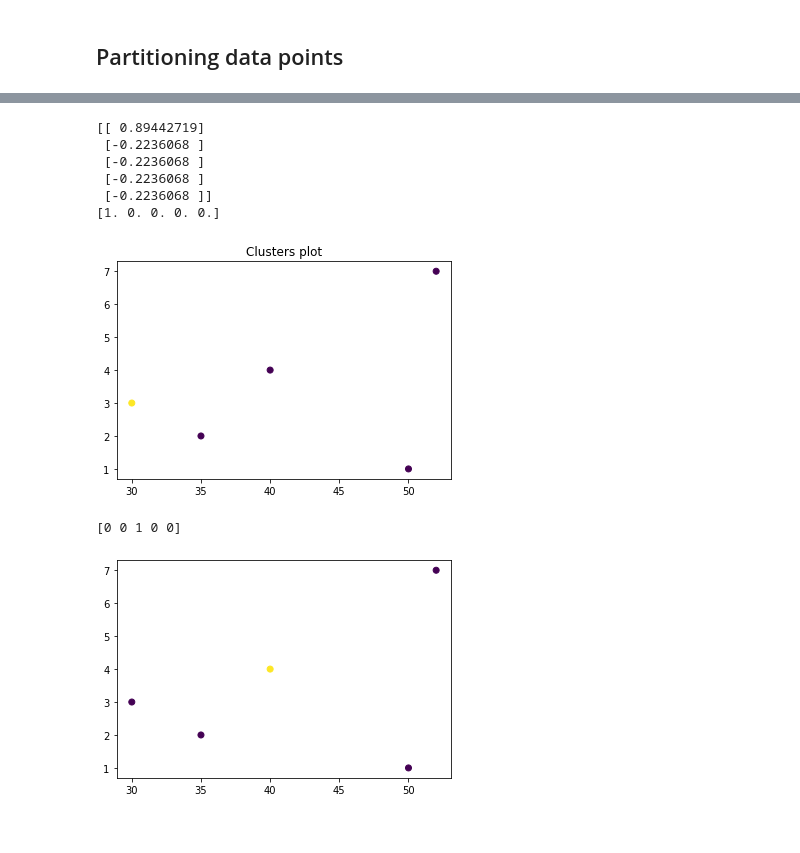
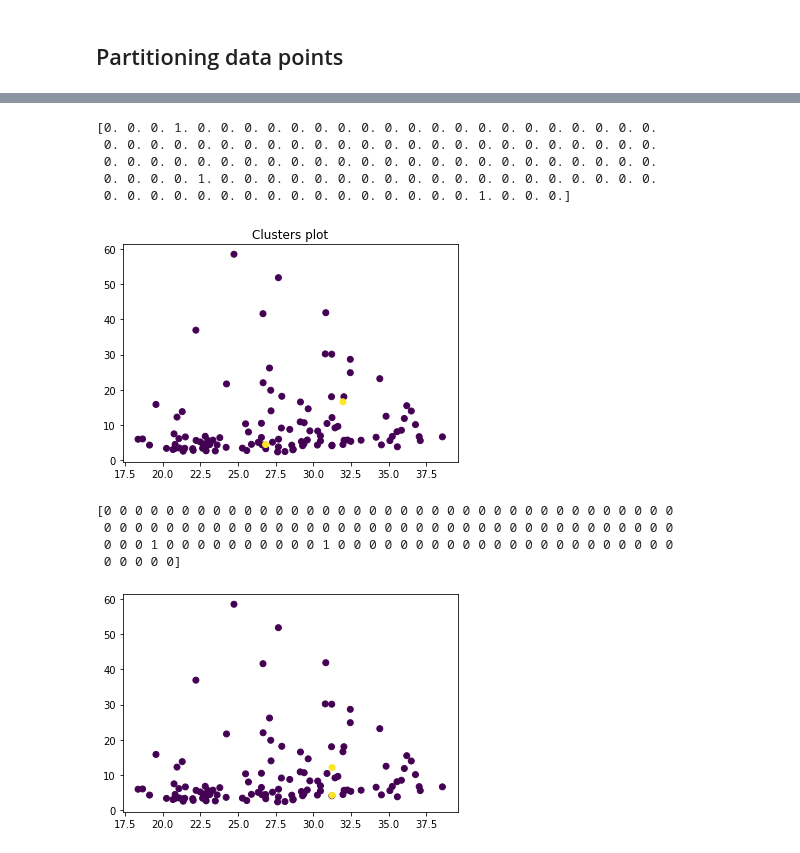
Before and after one commit to owuordickson/spectral_gp, a Jupyter notebook: nbs/spectral_gp.ipynb, the cells around one changed output, grey strips where cells are left out. Saved outputs shown, nothing was run; the diff lists cells and outputs as text; code cells hidden in the pictures.

```diff
--- a/nbs/spectral_gp.ipynb
+++ b/nbs/spectral_gp.ipynb
@@ -61,7 +70,0 @@ array([[30.,  3.,  1., 10.,  2.,  4.],
-# %%
-bm_matrix = []
-for i in ds.attr_cols:
-    bm = sgp.gibitmap(ds, i)
-    bm_matrix.append(bm)
-
-bm_matrix = np.array(bm_matrix, dtype=int)
@@ -80,0 +71,3 @@ array([[0, 0, 0, 0, 0],
+# %%
+feature_X = features[:, [1,3]]
+feature_X
@@ -105,0 +119,16 @@ matrix([[0., 1., 1., 1., 1.],
+# %%
+# X (2 features at a time)
+X = np.zeros((data_size, data_size))
+
+for i in range(data_size):
+    for j in range(data_size):
+        if (feature_X[i][0] == feature_X[j][0]) or (feature_X[i][1] == feature_X[j][1]):
+            pass
+        elif (feature_X[i][0] > feature_X[j][0]) and (feature_X[i][1] > feature_X[j][1]):
+            X[i][j] = 1
+            X[j][i] = 1
+        elif (feature_X[i][0] > feature_X[j][0]) and (feature_X[i][1] < feature_X[j][1]):
+            X[i][j] = -1
+            X[j][i] = -1
+gp_graph = X
+gp_graph
@@ -109,9 +146,9 @@ matrix([[0., 1., 1., 1., 1.],
 # Similarity graph
 
 sigma = 1
-similarity_graph = csr_matrix(knn_dist_graph.shape)
-nonzeroindices = knn_dist_graph.nonzero()
-similarity_graph[nonzeroindices] = np.exp( -np.asarray(knn_dist_graph[nonzeroindices])**2 / 2.0 * sigma**2)
+similarity_graph = csr_matrix(gp_graph.shape)
+nonzeroindices = gp_graph.nonzero()
+similarity_graph[nonzeroindices] = np.exp( -np.asarray(gp_graph[nonzeroindices])**2 / 2.0 * sigma**2)
 similarity_graph = 0.5 * (similarity_graph + similarity_graph.T)
 similarity_graph.todense()#[0][:,:5]
 # %% [output]
@@ -218,6 +334,6 @@ plt.show()
 # %%
 fiedler_vector = evecs[:,fiedler_index].copy()
-print(fiedler_vector)
+#print(fiedler_vector)
 
 # Thresholding the values in this eigen vector at 0
 fiedler_vector[fiedler_vector < 0.0] = 0
@@ -226,28 +342,30 @@ new_labels = np.asarray(fiedler_vector)[:,0]
 print(new_labels)
 
 # Plot cluster result
-plt.scatter(X[:,0], X[:,1], c=new_labels.astype(float))
+plt.scatter(feature_X[:,0], feature_X[:,1], c=new_labels.astype(float))
 plt.title("Clusters plot")
 plt.show()
 # %% [output]
-[[ 0.89442719]
- [-0.2236068 ]
- [-0.2236068 ]
- [-0.2236068 ]
- [-0.2236068 ]]
-[1. 0. 0. 0. 0.]
+[0. 0. 0. 1. 0. 0. 0. 0. 0. 0. 0. 0. 0. 0. 0. 0. 0. 0. 0. 0. 0. 0. 0. 0.
+ 0. 0. 0. 0. 0. 0. 0. 0. 0. 0. 0. 0. 0. 0. 0. 0. 0. 0. 0. 0. 0. 0. 0. 0.
+ 0. 0. 0. 0. 0. 0. 0. 0. 0. 0. 0. 0. 0. 0. 0. 0. 0. 0. 0. 0. 0. 0. 0. 0.
+ 0. 0. 0. 0. 1. 0. 0. 0. 0. 0. 0. 0. 0. 0. 0. 0. 0. 0. 0. 0. 0. 0. 0. 0.
+ 0. 0. 0. 0. 0. 0. 0. 0. 0. 0. 0. 0. 0. 0. 0. 0. 1. 0. 0. 0.]
-[figure, old version]
+[figure, new version]
 # %%
 # Using KMeans clustering (NOT VERY  ACCURATE)
 num_clusters = 2
 kmean_labels = KMeans(n_clusters=num_clusters).fit_predict(L_norm)
 print(kmean_labels)
 
-plt.scatter(X[:,0], X[:,1], c=kmean_labels.astype(float))
+plt.scatter(feature_X[:,0], feature_X[:,1], c=kmean_labels.astype(float))
 plt.show()
 # %% [output]
-[0 0 1 0 0]
+[0 0 0 0 0 0 0 0 0 0 0 0 0 0 0 0 0 0 0 0 0 0 0 0 0 0 0 0 0 0 0 0 0 0 0 0 0
+ 0 0 0 0 0 0 0 0 0 0 0 0 0 0 0 0 0 0 0 0 0 0 0 0 0 0 0 0 0 0 0 0 0 0 0 0 0
+ 0 0 0 1 0 0 0 0 0 0 0 0 0 0 1 0 0 0 0 0 0 0 0 0 0 0 0 0 0 0 0 0 0 0 0 0 0
+ 0 0 0 0 0]
-[figure, old version]
+[figure, new version]
 # %%
 # Evaluation of clustering result of KMeans (true_labels, predicted_labels)
 y = kmean_labels
```
Also changed, not shown: parts of 16 cells of this notebook, 1 other file.
